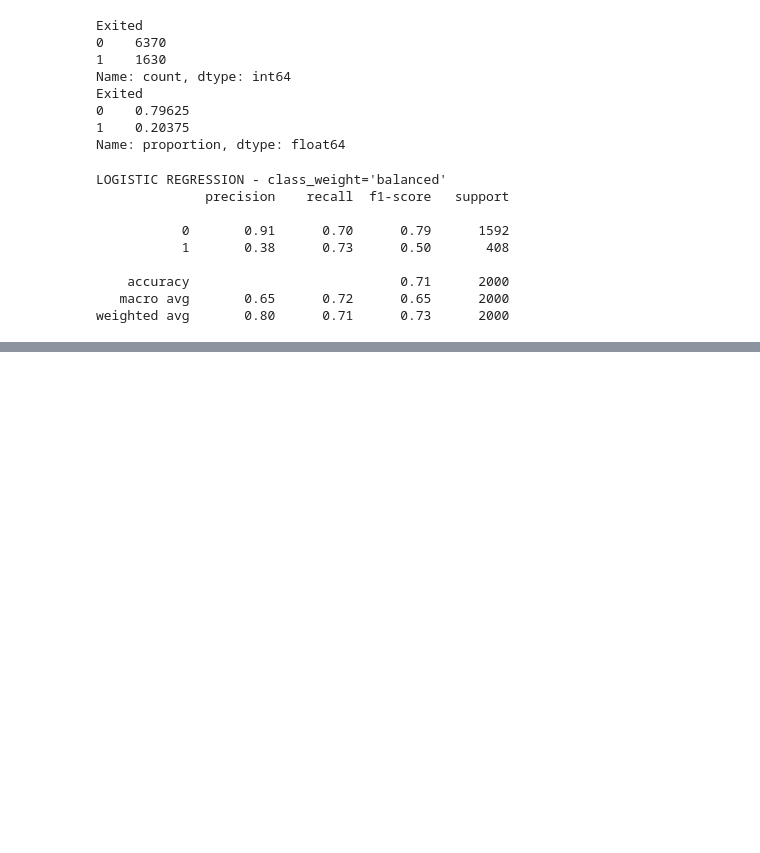
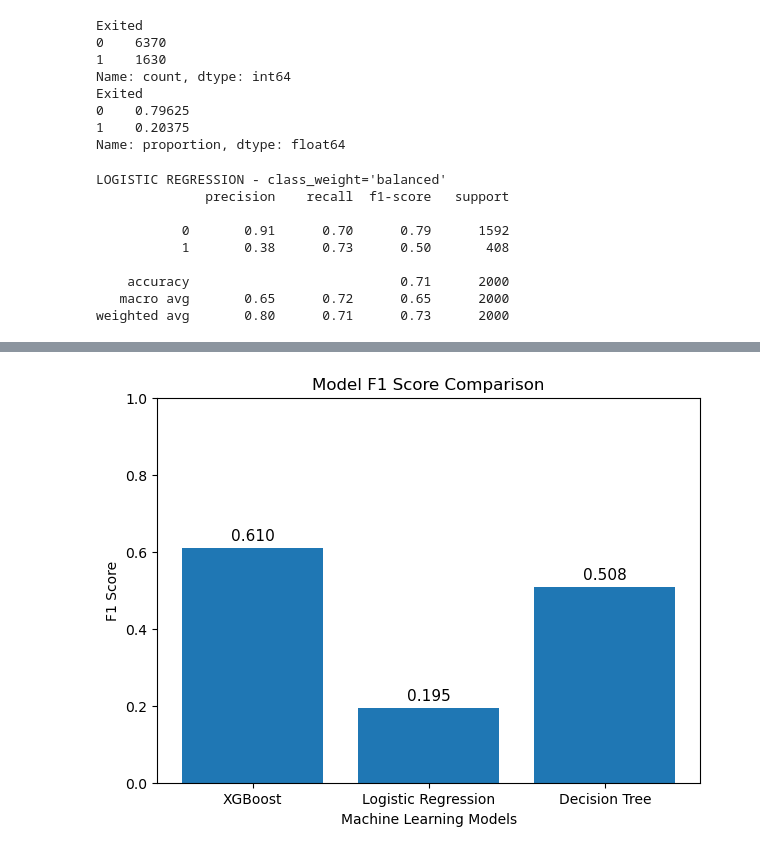
Before and after one commit to Masuha20/Customer-Churn-Prediction, a Jupyter notebook: notebooks/Customer_Churn_Model_Training.ipynb, the cells around one changed output, grey strips where cells are left out. Saved outputs shown, nothing was run; the diff lists cells and outputs as text; code cells hidden in the pictures; blank space fills up the shorter version.

```diff
--- a/notebooks/Customer_Churn_Model_Training.ipynb
+++ b/notebooks/Customer_Churn_Model_Training.ipynb
@@ -655,0 +771,19 @@ weighted avg       0.84      0.83      0.83      2000
+# %%
+import matplotlib.pyplot as plt
+
+plt.figure(figsize=(7,5))
+plt.bar(comparison["Model"], comparison["F1 Score"])
+plt.title("Model F1 Score Comparison")
+plt.xlabel("Machine Learning Models")
+plt.ylabel("F1 Score")
+
+for i, value in enumerate(comparison["F1 Score"]):
+    plt.text(i, value + 0.02, f"{value:.3f}", ha="center", fontsize=11)
+
+plt.ylim(0, 1)
+plt.savefig("../images/model_f1score_comparison.png",
+            dpi=300,
+            bbox_inches="tight")
+plt.show()
+# %% [output]
+[figure, added]
```
Also changed, not shown: parts of 18 cells of this notebook, 5 other files.
